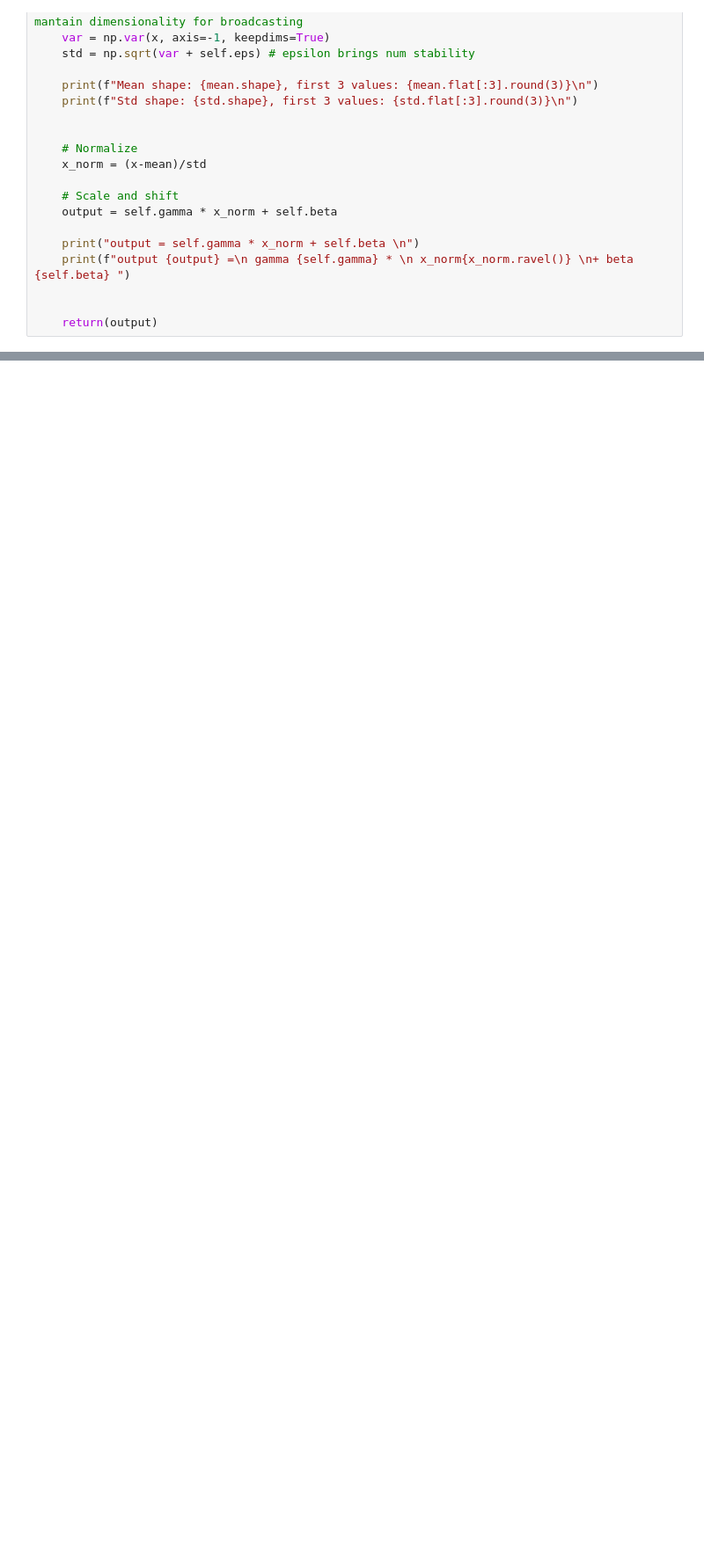
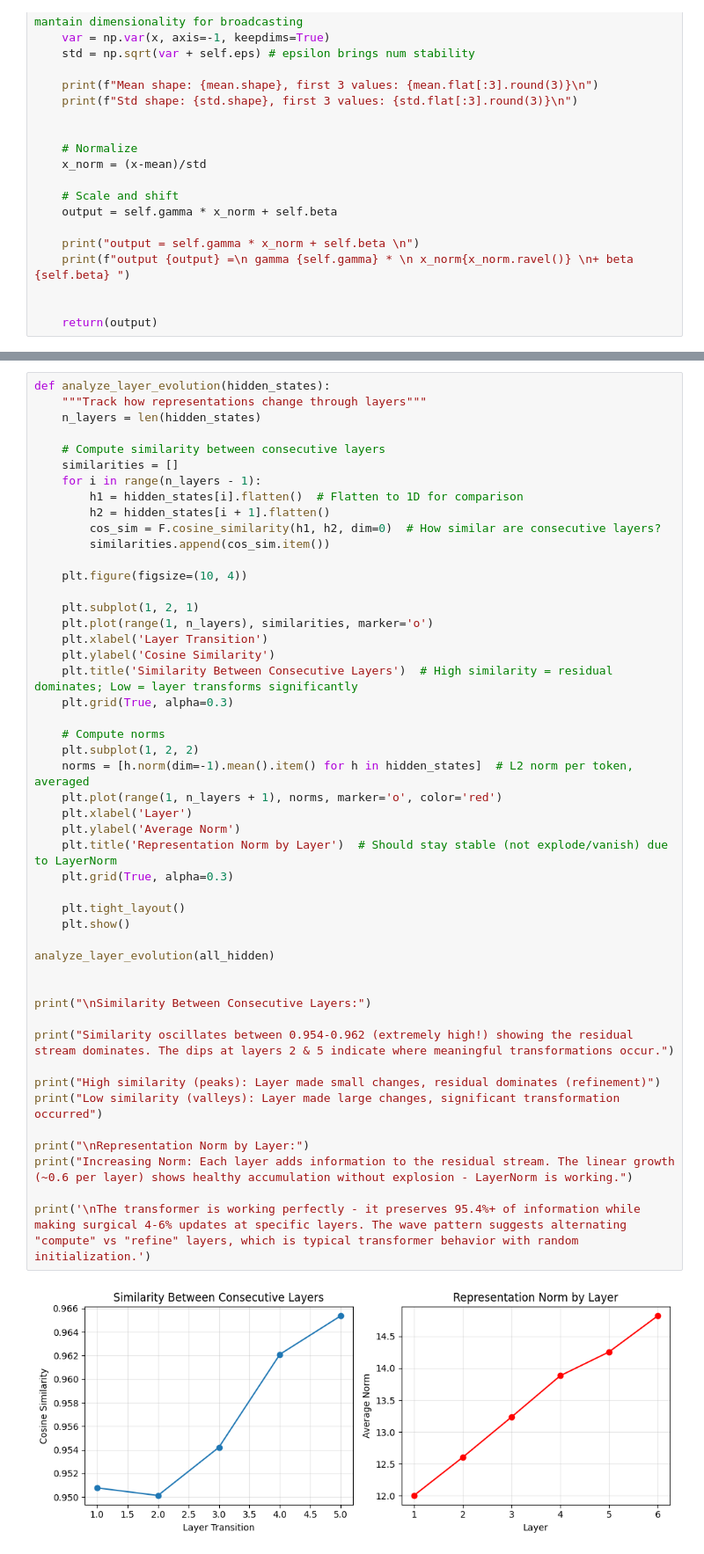
Before and after one commit to bltzr75/Practices_with_Speech_and_Language_Processing_Jurafsky_and_Martin, a Jupyter notebook: 9/Chapter_9.ipynb, the cells around one changed output, grey strips where cells are left out. Shown at 88% size. Cells and saved outputs as stored; diff of their text form; blank space fills up the shorter version.

```diff
--- a/9/Chapter_9.ipynb
+++ b/9/Chapter_9.ipynb
@@ -694,0 +1002,50 @@ NumPy std closest to 1.0
+# %%
+def analyze_layer_evolution(hidden_states):
+    """Track how representations change through layers"""
+    n_layers = len(hidden_states)
+
+    # Compute similarity between consecutive layers
+    similarities = []
+    for i in range(n_layers - 1):
+        h1 = hidden_states[i].flatten()  # Flatten to 1D for comparison
+        h2 = hidden_states[i + 1].flatten()
+        cos_sim = F.cosine_similarity(h1, h2, dim=0)  # How similar are consecutive layers?
+        similarities.append(cos_sim.item())
+
+    plt.figure(figsize=(10, 4))
+
+    plt.subplot(1, 2, 1)
+    plt.plot(range(1, n_layers), similarities, marker='o')
+    plt.xlabel('Layer Transition')
+    plt.ylabel('Cosine Similarity')
+    plt.title('Similarity Between Consecutive Layers')  # High similarity = residual dominates; Low = layer transforms significantly
+    plt.grid(True, alpha=0.3)
+
+    # Compute norms
+    plt.subplot(1, 2, 2)
+    norms = [h.norm(dim=-1).mean().item() for h in hidden_states]  # L2 norm per token, averaged
+    plt.plot(range(1, n_layers + 1), norms, marker='o', color='red')
+    plt.xlabel('Layer')
+    plt.ylabel('Average Norm')
+    plt.title('Representation Norm by Layer')  # Should stay stable (not explode/vanish) due to LayerNorm
+    plt.grid(True, alpha=0.3)
+
+    plt.tight_layout()
+    plt.show()
+
+analyze_layer_evolution(all_hidden)
+
+
+print("\nSimilarity Between Consecutive Layers:")
+
+print("Similarity oscillates between 0.954-0.962 (extremely high!) showing the residual stream dominates. The dips at layers 2 & 5 indicate where meaningful transformations occur.")
+
+print("High similarity (peaks): Layer made small changes, residual dominates (refinement)")
+print("Low similarity (valleys): Layer made large changes, significant transformation occurred")
+
+print("\nRepresentation Norm by Layer:")
+print("Increasing Norm: Each layer adds information to the residual stream. The linear growth (~0.6 per layer) shows healthy accumulation without explosion - LayerNorm is working.")
+
+print('\nThe transformer is working perfectly - it preserves 95.4%+ of information while making surgical 4-6% updates at specific layers. The wave pattern suggests alternating "compute" vs "refine" layers, which is typical transformer behavior with random initialization.')
+# %% [output]
+[figure, added]
```
Also changed, not shown: parts of 22 cells of this notebook, 2 other files.
